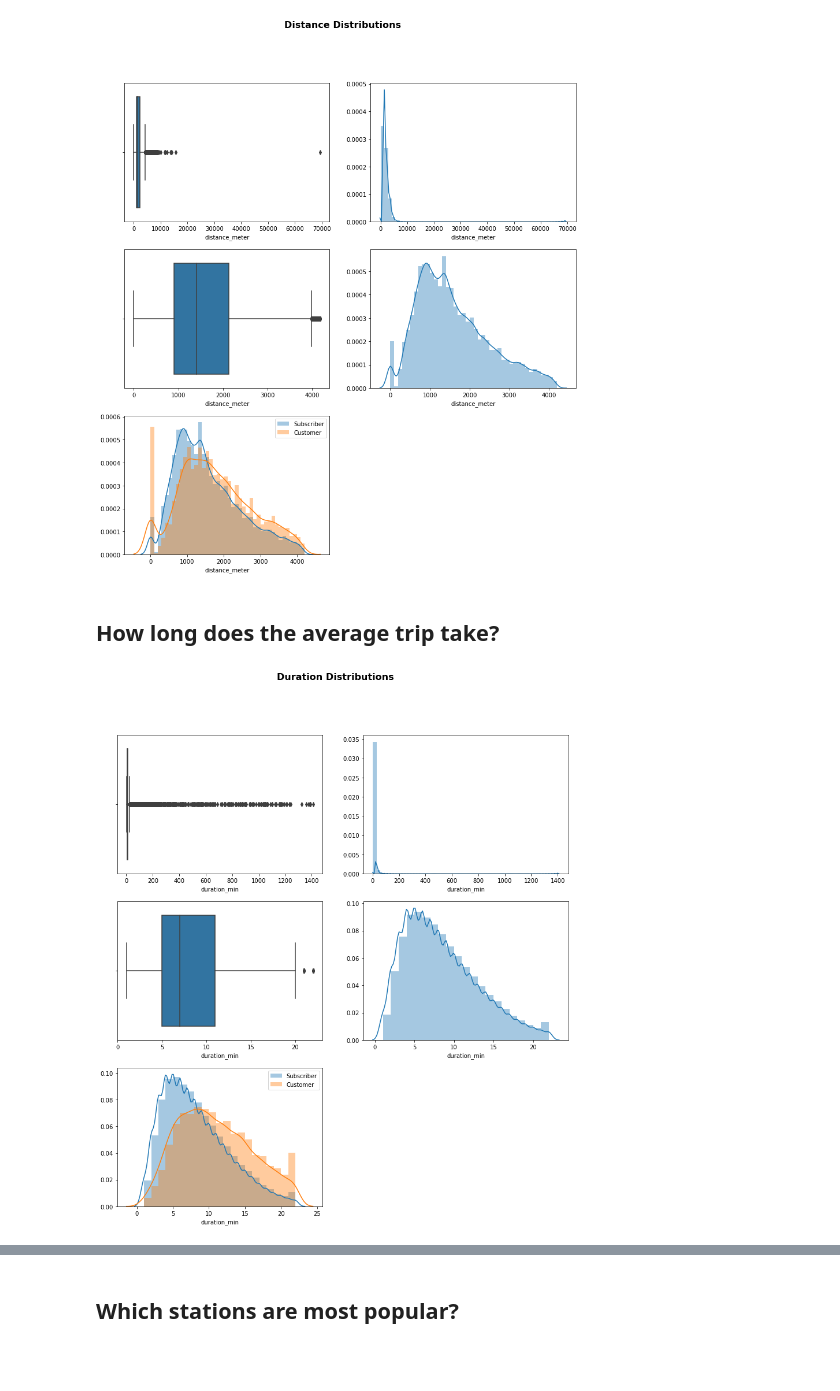
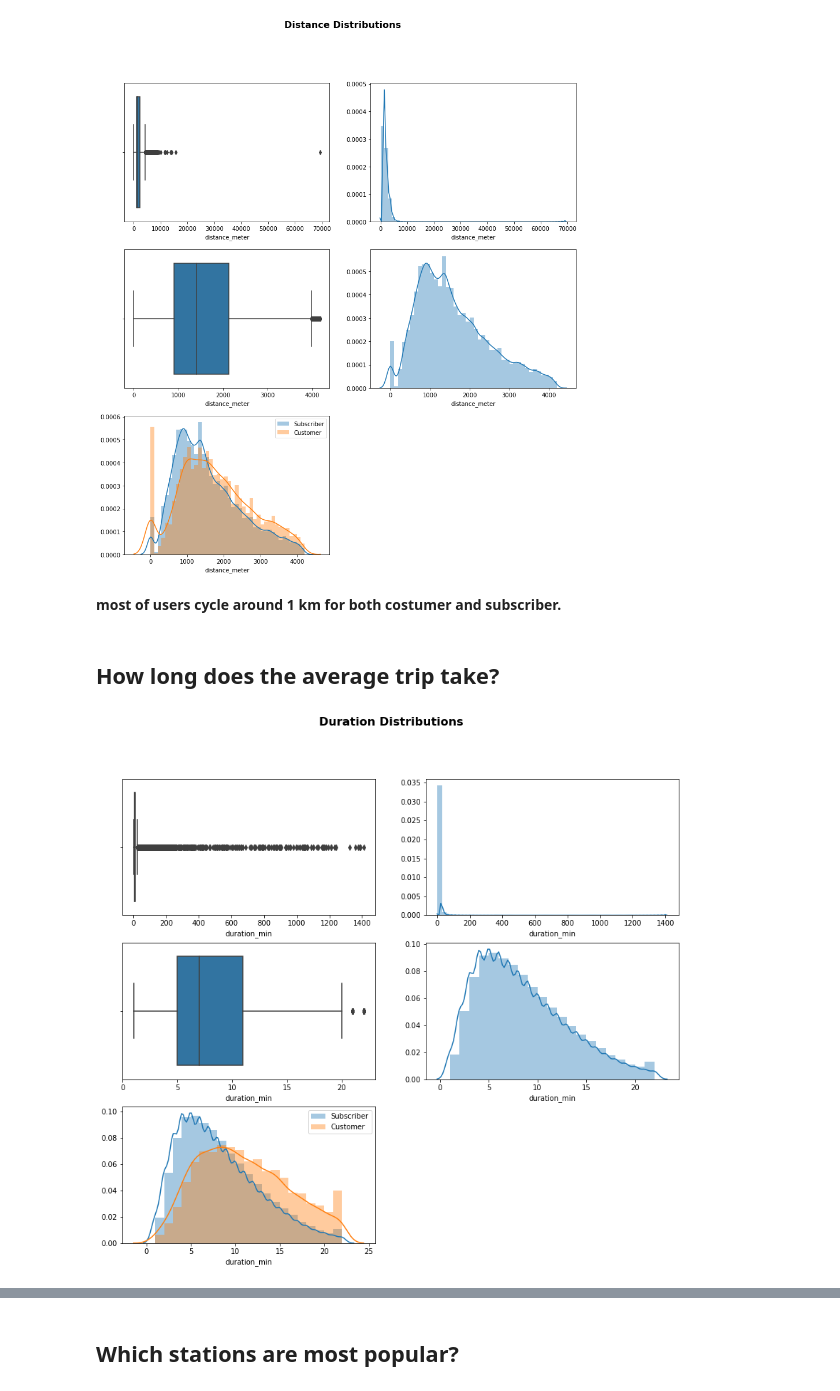
Before and after one commit to AhmedAdelDraz/bikeshare_visualization, a Jupyter notebook: exploration_template.ipynb, the cells around one changed output, grey strips where cells are left out. Saved outputs shown, nothing was run; the diff lists cells and outputs as text; code cells hidden in the pictures; blank space fills up the shorter version.

```diff
--- a/exploration_template.ipynb
+++ b/exploration_template.ipynb
@@ -67,6 +74,9 @@ def haversine(longitude_1, latitude_1, longitude_2, latitude_2):
     return distance
 # %%
 def hour_style(x):
+    """
+    This Function helps to turn the numerical values of 24hour system to AM-PM hour system.
+    """
     if x >12:
         return f'{x-12} PM'
     elif x == 0:
@@ -96,14 +106,26 @@ Extract new features
 # %%
 days = {0:'Monday',1:'Tuesday',2:'Wednesday',3:'Thursday',4:'Friday',5:'Saturday',6:'Sunday'}
 
+#create duration columns cacluated in minutes instead seconds
 df['duration_min'] = df.duration_sec // 60
-df['distance_meter'] = haversine(df.start_station_longitude,df.start_station_latitude,\
+
+#create column of trips distance in meters
+df['distance_meter'] = haversine(df.start_station_longitude,df.start_station_latitude,
                              df.end_station_longitude,df.end_station_latitude)
+
+#create column shows the day of week trips happened
 df['day'] = df['start_time'].dt.dayofweek
 df.day = df.day.apply(lambda x:days[x])
 
+#create column show the hour which trips starts
 df['hour'] = df['start_time'].dt.hour
 df.hour = df.hour.apply(lambda x :hour_style(x))
+
+#create column contains the ages of customers
+df['age'] = 2019 - df.member_birth_year
+
+#drop useless columns
+df.drop(columns=['duration_sec','member_birth_year'],inplace=True)
 # %%
 df.describe().T
 # %% [output]
@@ -172,35 +201,37 @@ sns.distplot(distance_meter_customer,bins=bins,label='Customer',ax=ax)
 plt.legend();
 # %% [output]
 [figure]
+# %% [markdown]
+**most of users cycle around 1 km for both costumer and subscriber.**
 # %% [markdown]
 ## **How long does the average trip take?**
 # %%
-fig = plt.figure(figsize=(14,15))
+fig = plt.figure(figsize=(14,12))
 plt.suptitle('Duration Distributions',fontsize= 16, fontweight='bold')
 ax = fig.add_subplot(321)
 sns.boxplot(df_1.duration_min,ax=ax)
 
 ax = fig.add_subplot(322)
 sns.distplot(df_1.duration_min,ax=ax);
 
 df_3 = df_2.copy()
 df_3 = Interquartile(df_3,'duration_min')
 
 ax = fig.add_subplot(323)
 sns.boxplot(df_3.duration_min,ax=ax)
 
 bins = np.arange(0,df_3.duration_min.max()+1,1)
 ax = fig.add_subplot(324)
 sns.distplot(df_3.duration_min,bins=bins,ax=ax);
 
 #subscriber or customer
 duration_min_subscriber = df_3.query('user_type == "Subscriber"').duration_min
 duration_min_customer = df_3.query('user_type == "Customer"').duration_min
 
 bins = np.arange(0,duration_min_subscriber.max()+1,1)
 ax = fig.add_subplot(325)
 sns.distplot(duration_min_subscriber,bins=bins,label='Subscriber',ax=ax)
 sns.distplot(duration_min_customer,bins=bins,label='Customer',ax=ax)
 plt.legend();
 # %% [output]
-[figure, old version]
+[figure, new version]
```
Also changed, not shown: parts of 28 cells of this notebook, 2 other files.
